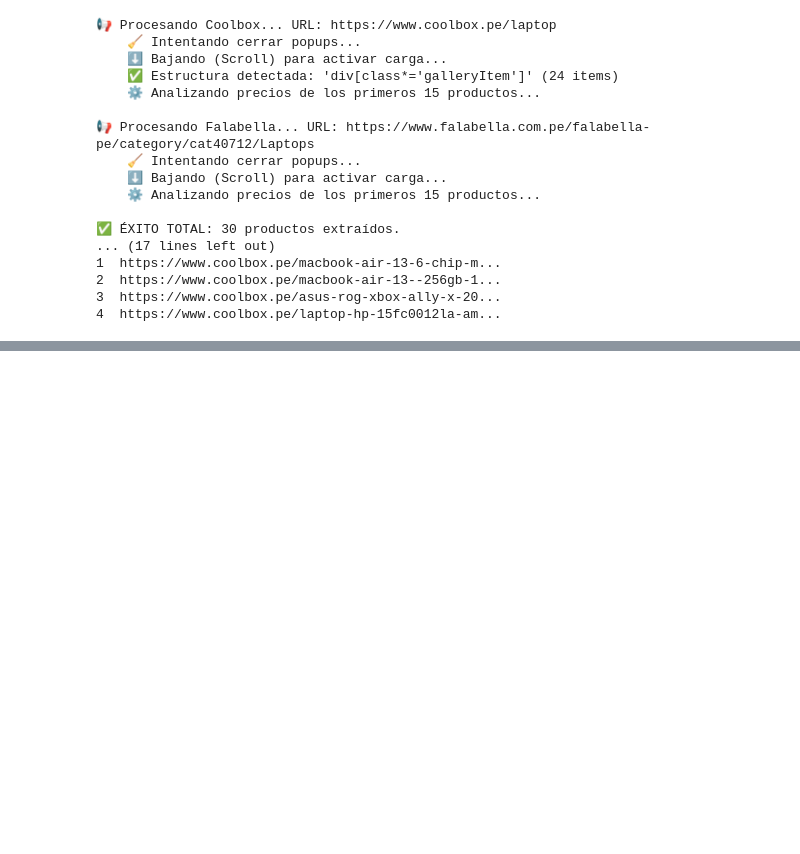
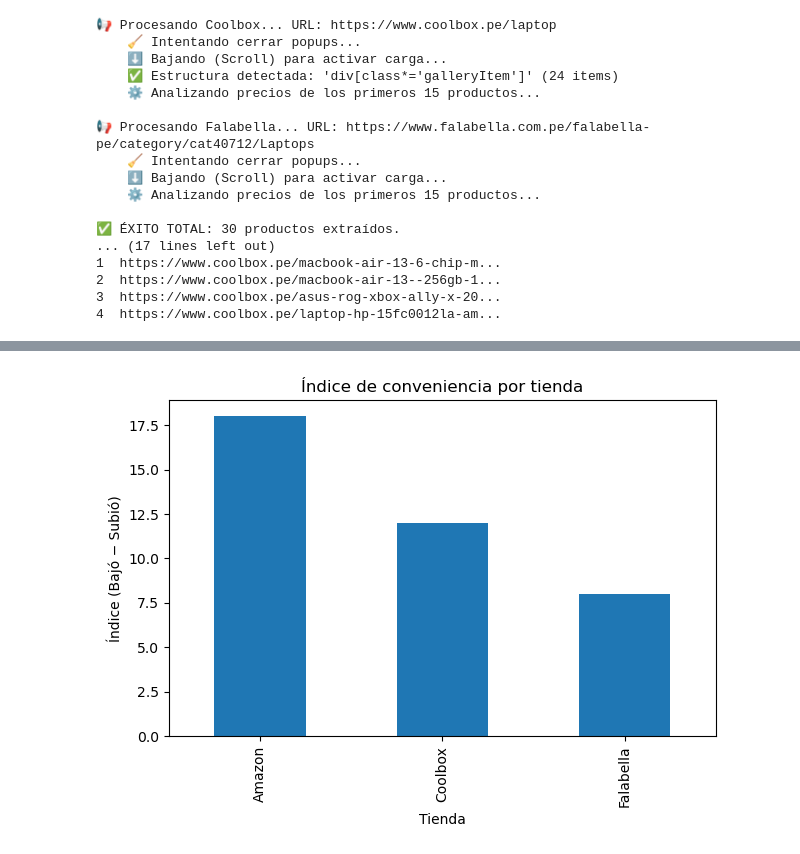
Before and after one commit to NicholasEspinozaLoaiza/FinalLP2, a Jupyter notebook: Informe Proyecto.ipynb, the cells around one changed output, grey strips where cells are left out. Drawn from its saved outputs; the diff is of its cells as text; code cells hidden in the pictures; blank space fills up the shorter version.

```diff
--- a/Informe Proyecto.ipynb
+++ b/Informe Proyecto.ipynb
@@ -859,0 +1122,20 @@ if __name__ == "__main__":
+# %%
+# Análisis de conveniencia por tienda
+print("\n Análisis de conveniencia por tienda:")
+
+resumen_tienda = (
+    df_union
+    .groupby(["tienda", "estado_precio"])
+    .size()
+    .unstack(fill_value=0)
+)
+
+print(resumen_tienda)
+
+# Crear una métrica simple de conveniencia
+resumen_tienda["indice_conveniencia"] = (
+    resumen_tienda.get("Bajó", 0) - resumen_tienda.get("Subió", 0)
+)
+
+print("\n Índice de conveniencia por tienda:")
+print(resumen_tienda["indice_conveniencia"].sort_values(ascending=False))
@@ -859,0 +1162,12 @@ if __name__ == "__main__":
+# %%
+# # Visualización del índice de conveniencia por tienda
+resumen_tienda["indice_conveniencia"].plot(
+    kind="bar",
+    title="Índice de conveniencia por tienda"
+)
+plt.xlabel("Tienda")
+plt.ylabel("Índice (Bajó − Subió)")
+plt.tight_layout()
+plt.show()
+# %% [output]
+[figure, added]
```
Also changed, not shown: parts of 37 cells of this notebook.
